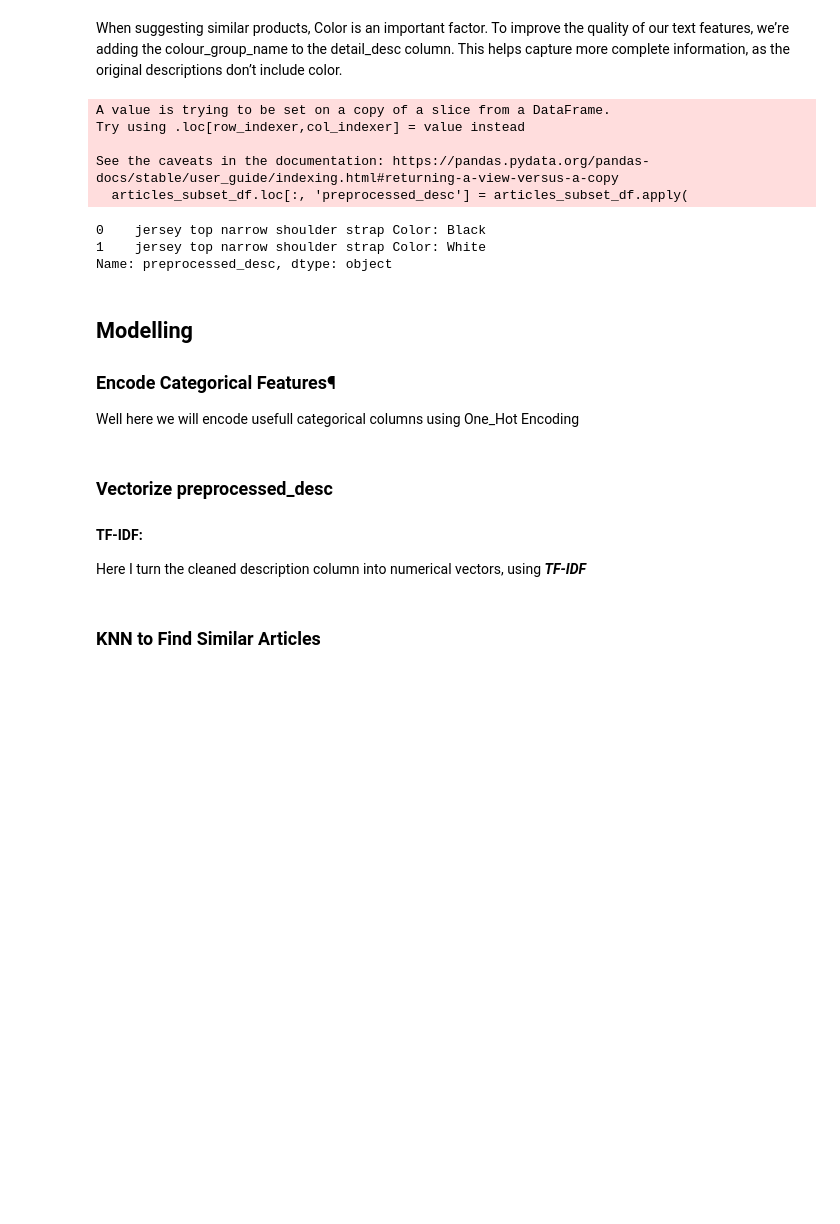
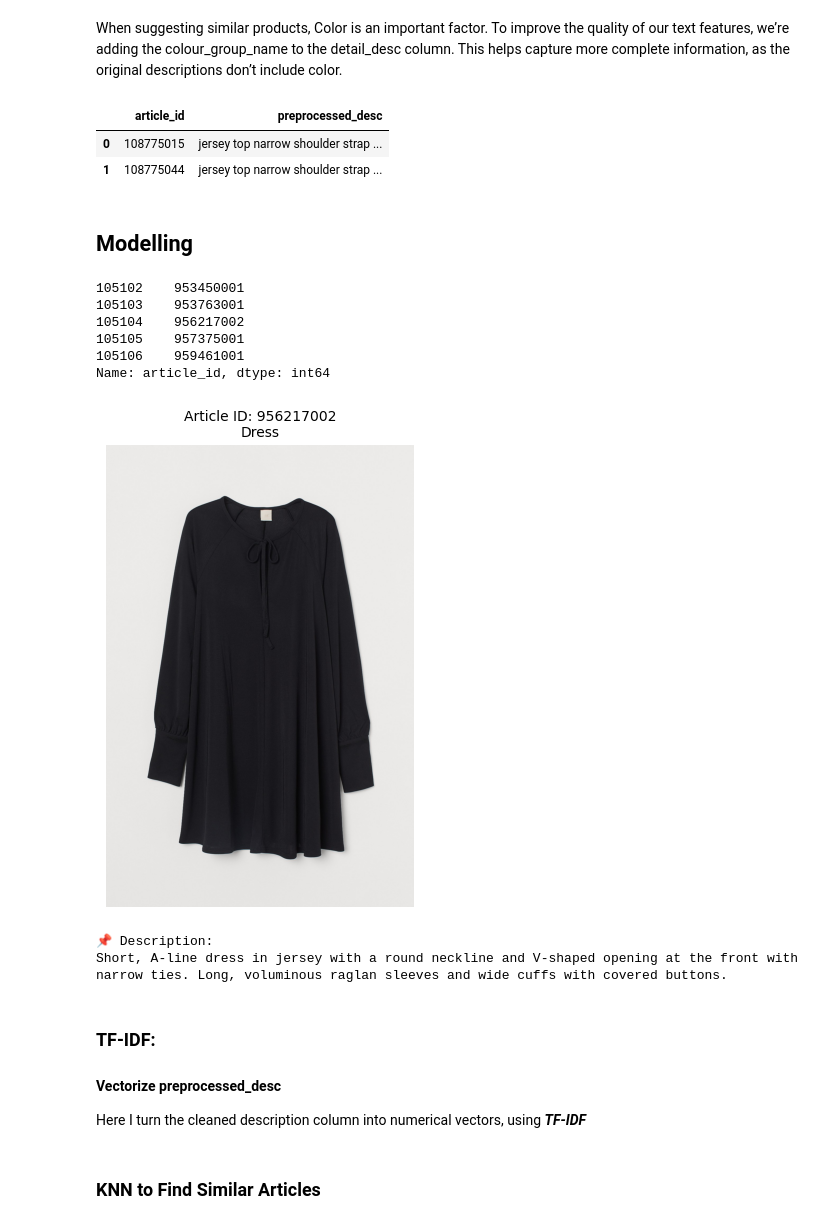
Before and after one commit to parisrahmani/HM-NLP-Recommender, a Jupyter notebook: notebooks/02-ContentBaseRecommendation.ipynb, the cells around one changed output. Cells and saved outputs as stored; diff of their text form; code cells hidden in the pictures; blank space fills up the shorter version.

```diff
--- a/notebooks/02-ContentBaseRecommendation.ipynb
+++ b/notebooks/02-ContentBaseRecommendation.ipynb
@@ -38,7 +49,8 @@ articles_df = pd.read_pickle('../data/processed/cleaned_articles.pkl')
 # %% [markdown]
 For our Content Base Recommnedation system, we will not be using the majority of the columns in the articles_df. So, we can proceed by dropping the columns that are unnecessary for our recommendation systems and export the csv for later use.
 # %%
-articles_subset_df = articles_df[[
+articles_df = articles_df[[
+    'article_id',
     'product_type_name',
     'index_group_name',
     'section_name',
@@ -68,24 +81,14 @@ memory usage: 6.4+ MB
 When suggesting similar products, Color is an important factor. To improve the quality of our text features, we’re adding the colour_group_name to the detail_desc column. This helps capture more complete information, as the original descriptions don’t include color.
 # %%
 # Add colour_group_name to detail_desc
-articles_subset_df.loc[:, 'preprocessed_desc'] = articles_subset_df.apply(
+articles_df.loc[:, 'preprocessed_desc'] = articles_df.apply(
     lambda row: f"{row['preprocessed_desc']} Color: {row['colour_group_name']}", axis=1
 )
-# %% [output]
-A value is trying to be set on a copy of a slice from a DataFrame.
-Try using .loc[row_indexer,col_indexer] = value instead
-
-See the caveats in the documentation: https://pandas.pydata.org/pandas-docs/stable/user_guide/indexing.html#returning-a-view-versus-a-copy
-  articles_subset_df.loc[:, 'preprocessed_desc'] = articles_subset_df.apply(
 # %%
-articles_subset_df['preprocessed_desc'].head(2)
+articles_df[['article_id', 'preprocessed_desc']].head(2)
 # %% [output]
-0    jersey top narrow shoulder strap Color: Black
-1    jersey top narrow shoulder strap Color: White
-Name: preprocessed_desc, dtype: object
+|  | article_id | preprocessed_desc |
+| 0 | 108775015 | jersey top narrow shoulder strap ... |
+| 1 | 108775044 | jersey top narrow shoulder strap ... |
 # %% [markdown]
 ## Modelling
-
-### Encode Categorical Features¶
-
-Well here we will encode usefull categorical columns using One_Hot Encoding
@@ -107,7 +95,55 @@ Well here we will encode usefull categorical columns using One_Hot Encoding
+# %%
+import matplotlib.pyplot as plt
+import matplotlib.image as mpimg
+import os
+
+def show_article(article_id, articles_df, image_dir):
+    # Get article row
+    article = articles_df[articles_df['article_id'] == article_id].iloc[0]
+
+    # Extract and format image path
+    article_id_str = str(article_id).zfill(10)  # Ensure it has 10 digits
+    folder = article_id_str[:3]
+    filename = f"{article_id_str}.jpg"
+    image_path = os.path.join(image_dir, folder, filename)
+
+    # Plot
+    if os.path.exists(image_path):
+        img = mpimg.imread(image_path)
+        plt.figure(figsize=(4, 6))
+        plt.imshow(img)
+        plt.axis('off')
+        plt.title(f"Article ID: {article_id}\n{article['product_type_name']}", fontsize=10)
+        plt.show()
+
+        print("📌 Description:")
+        print(article['detail_desc'] if 'detail_desc' in article else "No description found.")
+    else:
+        print(f"Image not found at path: {image_path}")
+# %%
+articles_df['article_id'].tail()
+# %% [output]
+105102    953450001
+105103    953763001
+105104    956217002
+105105    957375001
+105106    959461001
+Name: article_id, dtype: int64
+# %%
+# Set your local path to the images folder (e.g., "../images/")
+image_dir = "../data/images"
+
+# Show article by ID
+sample_id = 956217002  # replace with any valid article_id
+show_article(sample_id, articles_df, image_dir)
+# %% [output]
+[figure, added]
+📌 Description:
+Short, A-line dress in jersey with a round neckline and V-shaped opening at the front with narrow ties. Long, voluminous raglan sleeves and wide cuffs with covered buttons.
 # %% [markdown]
-### Vectorize preprocessed_desc
+### TF-IDF:
 
-#### TF-IDF:
+#### Vectorize preprocessed_desc
 
 Here I turn the cleaned description column into numerical vectors, using ***TF-IDF***
 # %%
```
Also changed, not shown: parts of 28 cells of this notebook.
